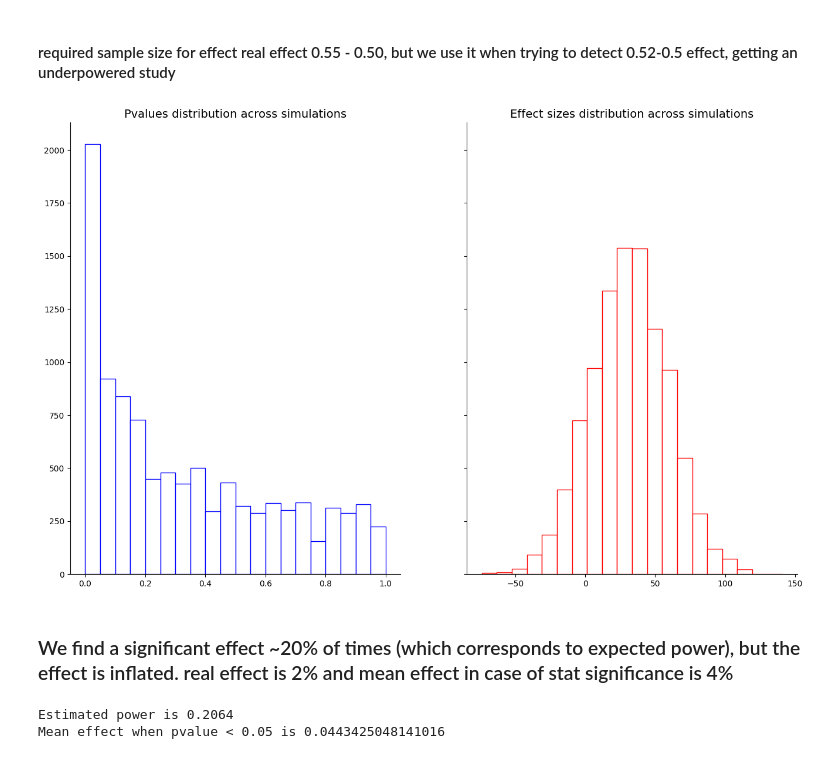
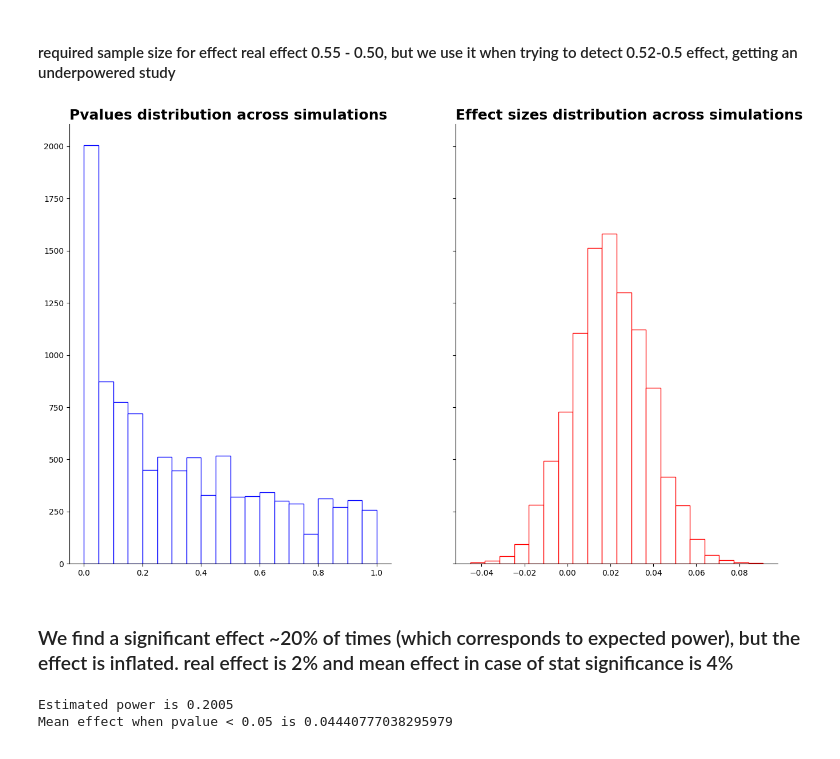
Before and after one commit to zhitkovk/stats, a Jupyter notebook: nature_article/effect_size_inflation.ipynb, the cells around one changed output. Cells and saved outputs as stored; diff of their text form; code cells hidden in the pictures.

Commit message:
upd_charts and code a little 2

```diff
--- a/nature_article/effect_size_inflation.ipynb
+++ b/nature_article/effect_size_inflation.ipynb
@@ -46,12 +46,11 @@ pvs = []
 
 for i in tqdm(range(nsim)):
 
-    x = binom.rvs(n=1570, size=1, p=p1)
-    y = binom.rvs(n=1570, size=1, p=p3)
+    x = binom.rvs(n=samp_size, size=1, p=p1)
+    y = binom.rvs(n=samp_size, size=1, p=p3)
 
-    # success_cnts = np.array([np.sum(x), np.sum(y)])
     success_cnts = np.concatenate([x, y])
-    total_cnts = np.array([1570, 1570])
+    total_cnts = np.array([samp_size, samp_size])
 
-    ef.append(np.mean(y) - np.mean(x))
+    ef.append((np.mean(y) - np.mean(x))/samp_size)
     pvs.append(proportions_ztest(count=success_cnts, nobs=total_cnts)[1])
@@ -60,16 +57,18 @@ import matplotlib.pyplot as plt
 # %%
+import matplotlib.pyplot as plt
+
 fig, ax = plt.subplots(nrows=1, ncols=2, figsize=(16, 10), sharey=True)
 
 ax[0].hist(pvs, edgecolor='blue', facecolor='white', bins=20)
 ax[1].hist(ef, edgecolor='red', facecolor='white', bins=20);
 
-ax[0].set_title('Pvalues distribution across simulations', size=14)
-ax[1].set_title('Effect sizes distribution across simulations', size=14);
+ax[0].set_title('Pvalues distribution across simulations', size=18, loc='left', fontweight='bold')
+ax[1].set_title('Effect sizes distribution across simulations', size=18, loc='left', fontweight='bold');
 
 for a in ax:
     a.spines['top'].set_visible(False)
     a.spines['right'].set_visible(False)
 # %% [output]
-[figure, old version]
+[figure, new version]
 # %% [markdown]
 ### We find a significant effect ~20% of times (which corresponds to expected power), but the effect is inflated. real effect is 2% and mean effect in case of stat significance is 4%
@@ -79,6 +75,9 @@ ef = np.array(ef)
 # %%
+pvs = np.array(pvs)
+ef = np.array(ef)
+
 print(f'Estimated power is {np.mean(pvs < 0.05)}')
 print(f'Mean effect when pvalue < 0.05 is {np.mean(ef[pvs < 0.05])}')
 # %% [output]
-Estimated power is 0.2064
-Mean effect when pvalue < 0.05 is 0.0443425048141016
+Estimated power is 0.2005
+Mean effect when pvalue < 0.05 is 0.04440777038295979
```
Also changed, not shown: parts of 2 cells of this notebook.
